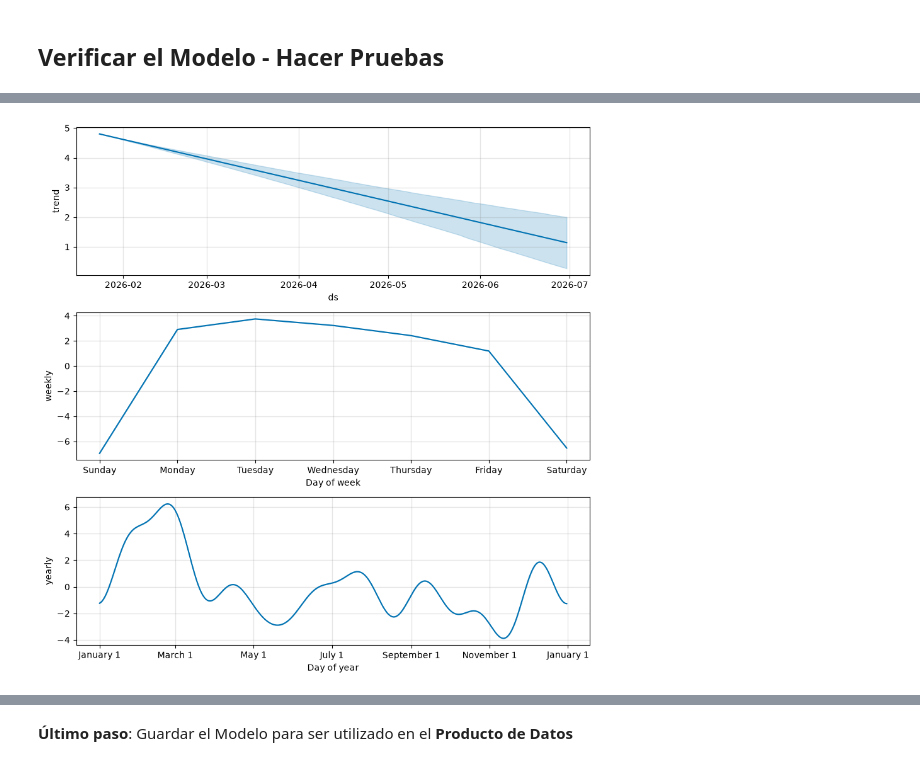
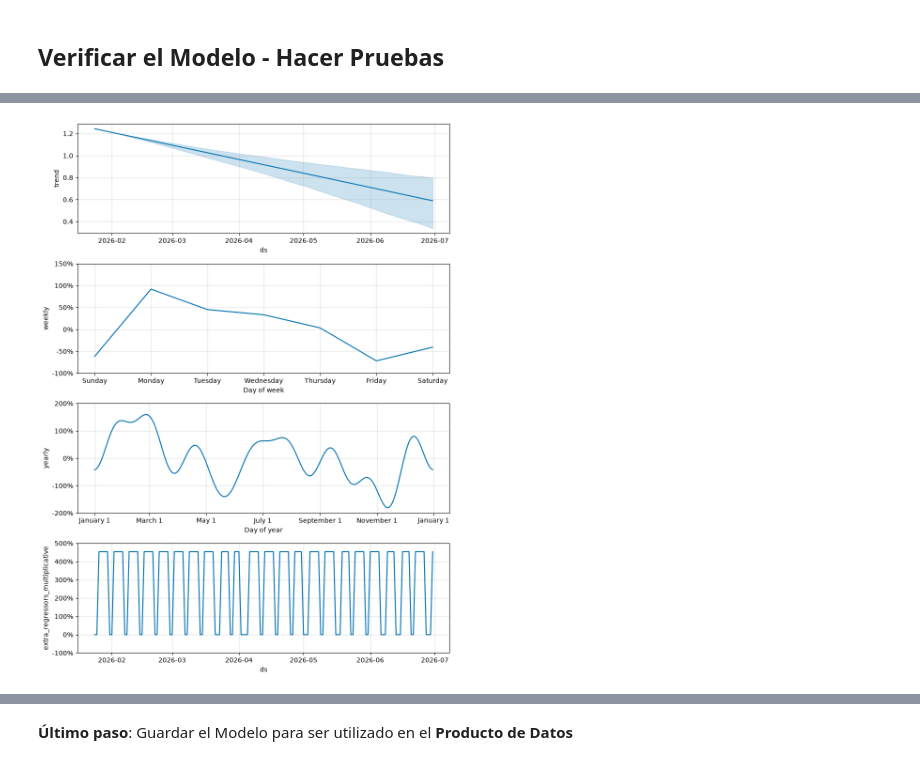
Before and after one commit to DiazJSC/AccesClean_proyecto, a Jupyter notebook: src/04_modelo.ipynb, the cells around one changed output, grey strips where cells are left out. Drawn from its saved outputs; the diff is of its cells as text; code cells hidden in the pictures.

Commit message:
Fortaleciendo Modelo Final

```diff
--- a/src/04_modelo.ipynb
+++ b/src/04_modelo.ipynb
@@ -70,0 +42,5 @@ from sklearn.metrics import (
+# %%
+## Construyendo Modelo con prónostico Diario
+serie_diaria = (df.groupby(pd.Grouper(key="Fecha_apertura", freq="D")).size().reset_index(name="y"))
+serie_diaria.rename(columns={"Fecha_apertura": "ds"},inplace=True)
+serie_diaria.head()
@@ -71,14 +201,32 @@ from sklearn.metrics import (
 # %% [markdown]
 ## Entrenar el Modelo
 # %%
-modelo = Prophet(
-    yearly_seasonality=True,
-    weekly_seasonality=True,
-    daily_seasonality=False,
-    seasonality_mode="additive",
-    changepoint_prior_scale=0.05,
-    interval_width=0.95
-)
+def entrenar_prophet(serie, regresores=None):
+    regresores = regresores or []
+    train_size = int(len(serie) * 0.8)
+    train = serie.iloc[:train_size].copy()
+    test = serie.iloc[train_size:].copy()
+    train["ds"] = pd.to_datetime(train["ds"]).astype("datetime64[ns]")
+
+    modelo = Prophet(
+        yearly_seasonality=True,
+        weekly_seasonality=True,
+        daily_seasonality=False,
+        seasonality_mode="multiplicative",
+        changepoint_prior_scale=0.05
+    )
+    for regresor in regresores:
+        modelo.add_regressor(regresor)
+
+    modelo.fit(train[["ds", "y"] + regresores])
+    future = test[["ds"] + regresores]
+    forecast = modelo.predict(future)
+
+    # La cantidad de solicitudes no puede ser negativa: se recorta en 0.
+    forecast["yhat"] = forecast["yhat"].clip(lower=0)
+    forecast["yhat_lower"] = forecast["yhat_lower"].clip(lower=0)
+
+    return modelo, train, test, forecast
 # %%
-modelo.fit(train)
+modelo_diario, train_d, test_d, forecast_d = entrenar_prophet(serie_diaria, regresores=["es_habil"])
 # %% [output]
@@ -233,6 +423,5 @@ plt.show()
 # %%
-modelo.plot_components(forecast)
-
+modelo_diario.plot_components(forecast_d)
 plt.show()
 # %% [output]
-[figure, old version]
+[figure, new version]
```
Also changed, not shown: parts of 43 cells of this notebook, 4 other files.
